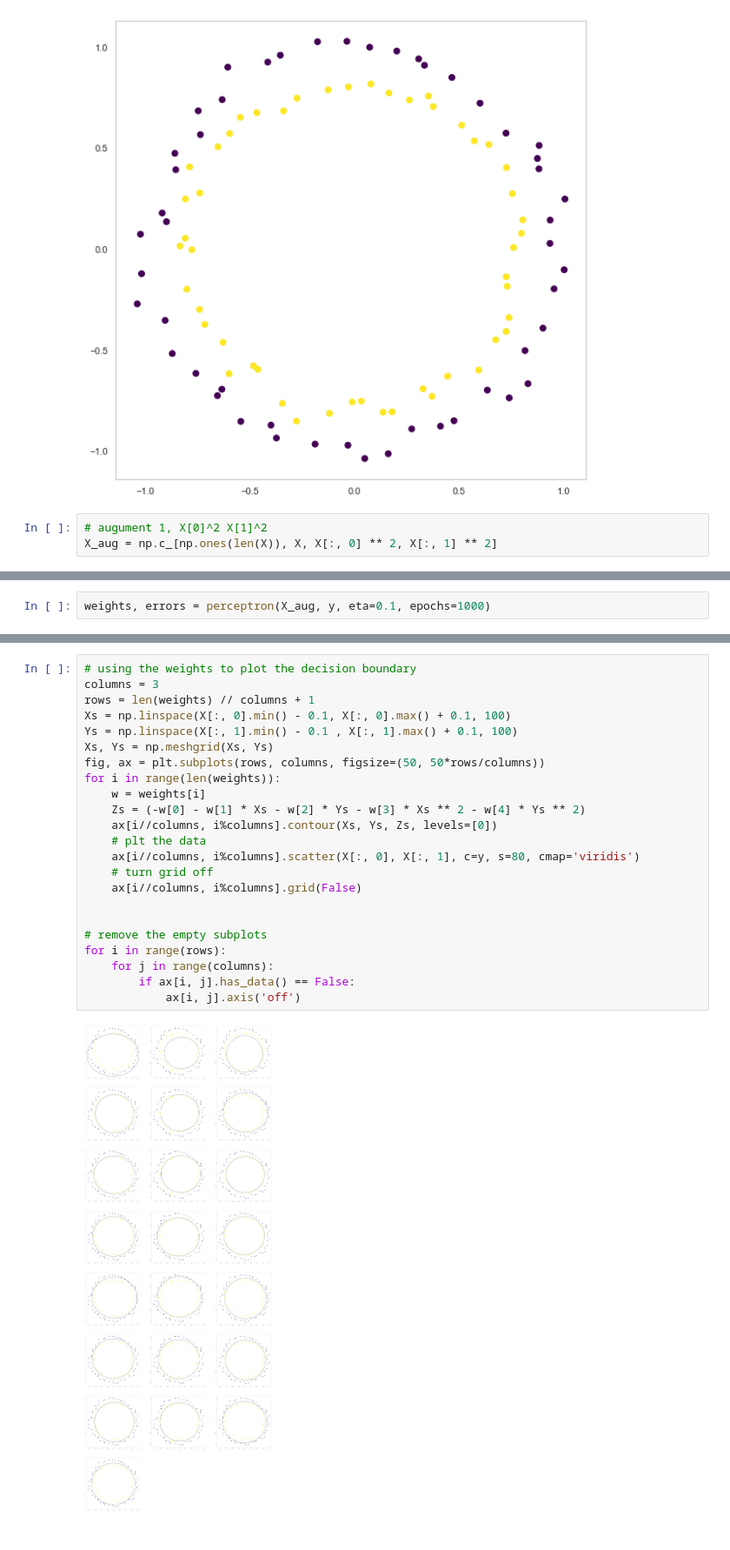
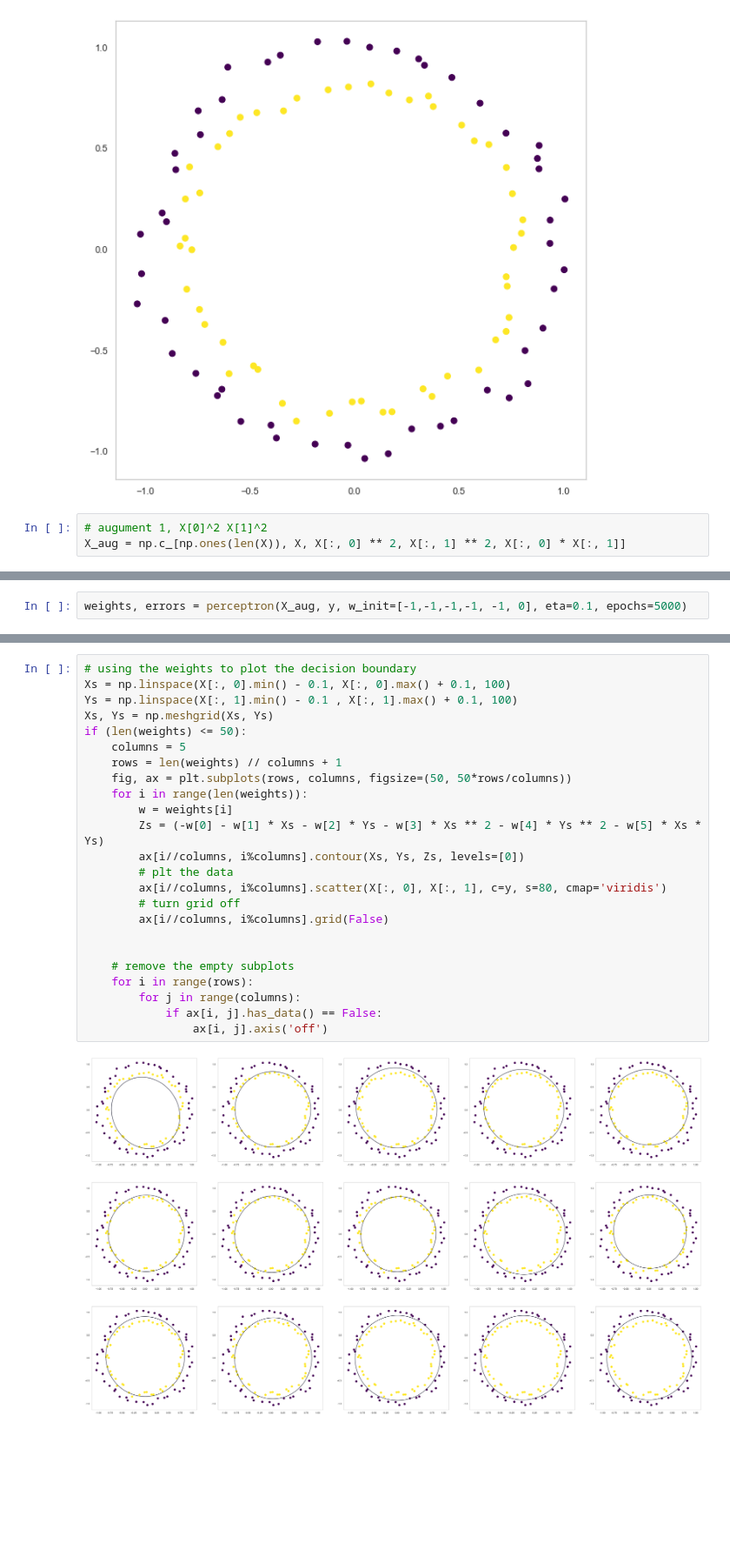
Before and after one commit to divyanx/Machine-Learning-Tasks, a Jupyter notebook: Assignment-03/01-Perceptron/03-Second-Order-Features.ipynb, the cells around one changed output, grey strips where cells are left out. Shown at 87% size. Drawn from its saved outputs; the diff is of its cells as text.

```diff
--- a/Assignment-03/01-Perceptron/03-Second-Order-Features.ipynb
+++ b/Assignment-03/01-Perceptron/03-Second-Order-Features.ipynb
@@ -26,7 +26,7 @@ plt.show()
 [figure]
 # %%
 # augument 1, X[0]^2 X[1]^2
-X_aug = np.c_[np.ones(len(X)), X, X[:, 0] ** 2, X[:, 1] ** 2]
+X_aug = np.c_[np.ones(len(X)), X, X[:, 0] ** 2, X[:, 1] ** 2, X[:, 0] * X[:, 1]]
 # %%
 print(X_aug[:10])
 # %% [output]
@@ -97,5 +98,5 @@ def perceptron(X, y, w_init=None, eta=0.1, epochs=1000):
     print("epoch: ", epoch, "error: ", e)
     return weights, errors
 # %%
-weights, errors = perceptron(X_aug, y, eta=0.1, epochs=1000)
+weights, errors = perceptron(X_aug, y, w_init=[-1,-1,-1,-1, -1, 0], eta=0.1, epochs=5000)
 # %% [output]
@@ -111,28 +107,29 @@ print(weights)
 # %%
 # using the weights to plot the decision boundary
-columns = 3
-rows = len(weights) // columns + 1
 Xs = np.linspace(X[:, 0].min() - 0.1, X[:, 0].max() + 0.1, 100)
 Ys = np.linspace(X[:, 1].min() - 0.1 , X[:, 1].max() + 0.1, 100)
 Xs, Ys = np.meshgrid(Xs, Ys)
-fig, ax = plt.subplots(rows, columns, figsize=(50, 50*rows/columns))
-for i in range(len(weights)):
-    w = weights[i]
-    Zs = (-w[0] - w[1] * Xs - w[2] * Ys - w[3] * Xs ** 2 - w[4] * Ys ** 2)
-    ax[i//columns, i%columns].contour(Xs, Ys, Zs, levels=[0])
-    # plt the data
-    ax[i//columns, i%columns].scatter(X[:, 0], X[:, 1], c=y, s=80, cmap='viridis')
-    # turn grid off
-    ax[i//columns, i%columns].grid(False)
+if (len(weights) <= 50):
+    columns = 5
+    rows = len(weights) // columns + 1
+    fig, ax = plt.subplots(rows, columns, figsize=(50, 50*rows/columns))
+    for i in range(len(weights)):
+        w = weights[i]
+        Zs = (-w[0] - w[1] * Xs - w[2] * Ys - w[3] * Xs ** 2 - w[4] * Ys ** 2 - w[5] * Xs * Ys)
+        ax[i//columns, i%columns].contour(Xs, Ys, Zs, levels=[0])
+        # plt the data
+        ax[i//columns, i%columns].scatter(X[:, 0], X[:, 1], c=y, s=80, cmap='viridis')
+        # turn grid off
+        ax[i//columns, i%columns].grid(False)
 
 
-# remove the empty subplots
-for i in range(rows):
-    for j in range(columns):
-        if ax[i, j].has_data() == False:
-            ax[i, j].axis('off')
+    # remove the empty subplots
+    for i in range(rows):
+        for j in range(columns):
+            if ax[i, j].has_data() == False:
+                ax[i, j].axis('off')
 # %% [output]
-[figure, old version]
+[figure, new version]
 # %%
 
 # creating each plot and saving it
```
Also changed, not shown: parts of 5 cells of this notebook, 3 other files.
